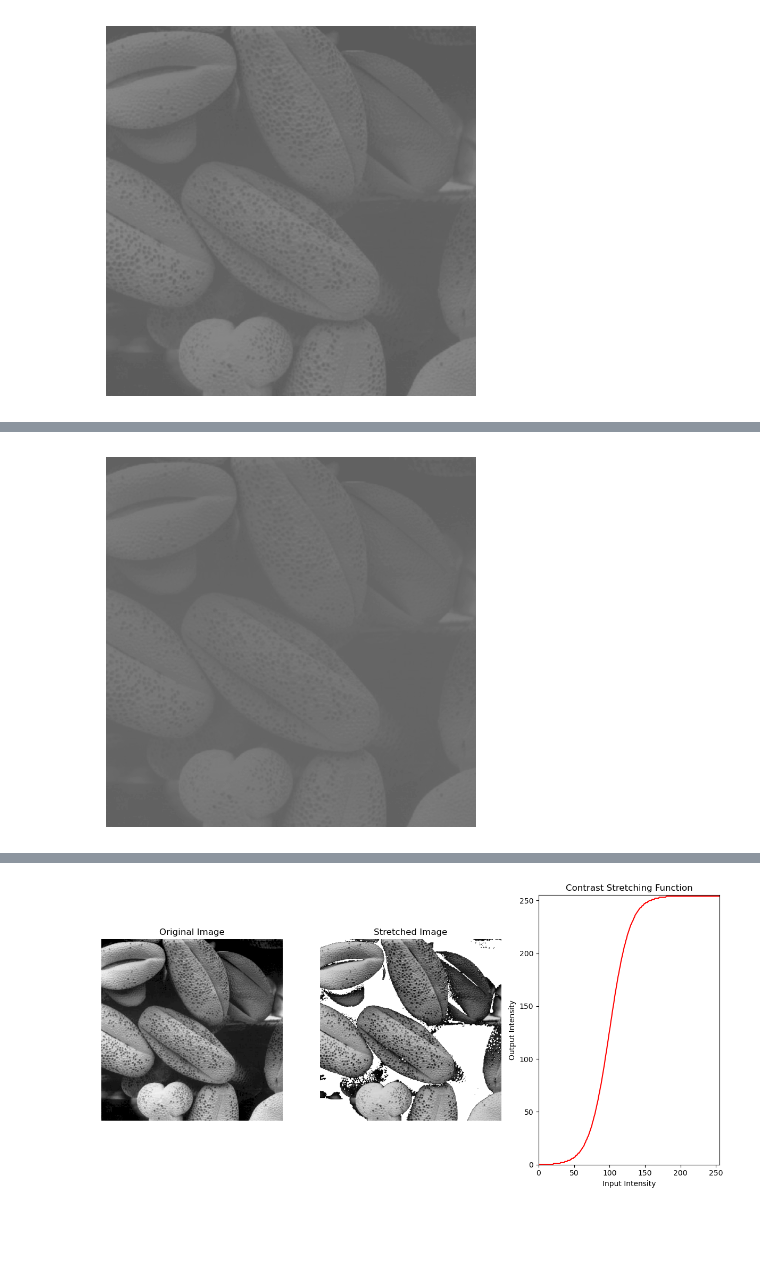
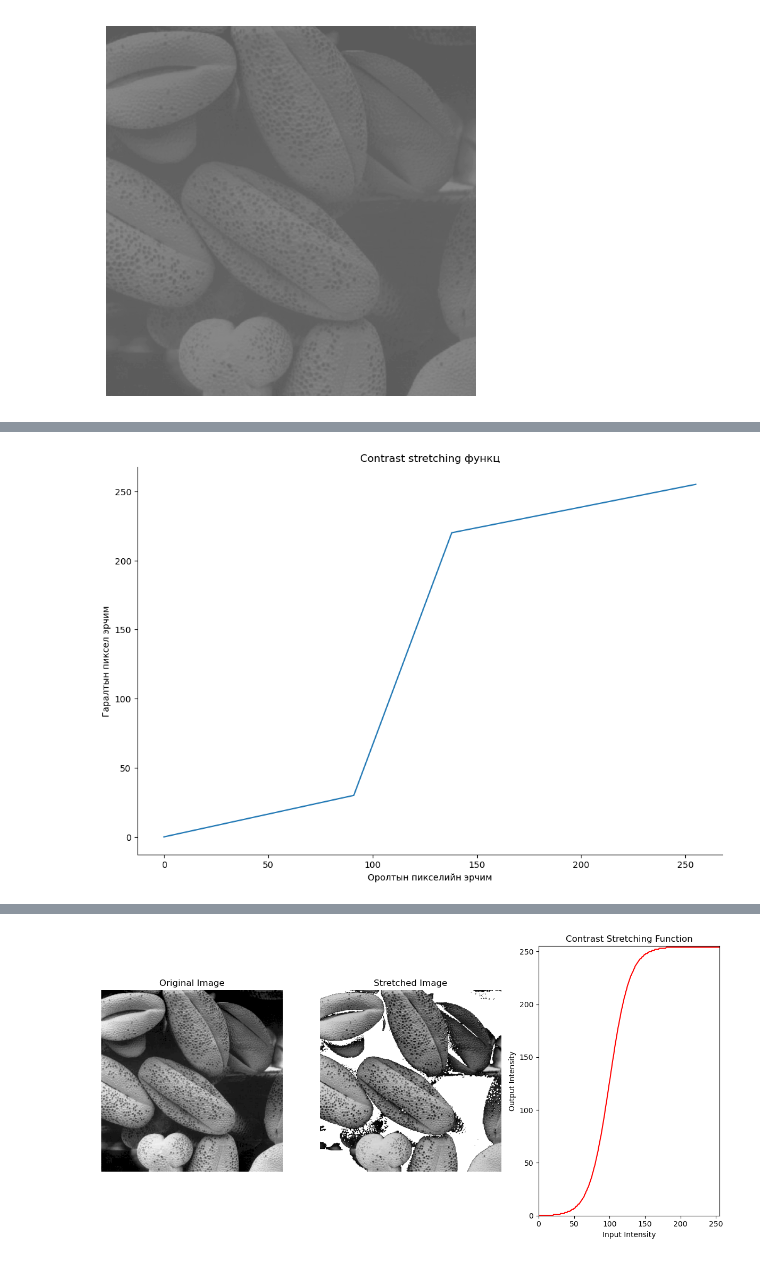
Before and after one commit to TemuujinE/NUM-Pattern-Recognition, a Jupyter notebook: lab2/Start/Constrast Stretching.ipynb, the cells around one changed output, grey strips where cells are left out. Drawn from its saved outputs; the diff is of its cells as text; code cells hidden in the pictures; blank space fills up the shorter version.

```diff
--- a/lab2/Start/Constrast Stretching.ipynb
+++ b/lab2/Start/Constrast Stretching.ipynb
@@ -79,21 +79,22 @@ fig.savefig("contrast_stretching_1.png", dpi = 300)
-# %%
-from PIL import ImageEnhance
-
-# Open the image
-image = Image.open("../../DIP3E_Original_Images_CH03/Fig0310(b)(washed_out_pollen_image).tif")
-
-# Define the minimum and maximum intensity values
-min_intensity = 0  # Adjust as needed
-max_intensity = 150  # Adjust as needed
-
-# Perform contrast stretching using ImageEnhance
-enhancer = ImageEnhance.Contrast(image)
-stretched_image = enhancer.enhance((max_intensity - min_intensity) / 255.0)
-
-plt.imshow(stretched_image, cmap = 'gray', vmin = 0, vmax = 255)
-plt.axis('off');
-# %% [output]
-[figure, removed]
+# %%
+img_min, img_max = img.min(), img.max()
+new_min, new_max = 30, 220
+
+x_values = np.arange(256)
+y_values = [contrast_stretching_function(x, img_min, img_max, new_min, new_max) for x in x_values]
+
+fig, axes = plt.subplots(figsize = (12, 8))
+
+axes.plot(x_values, y_values)
+axes.set_title("Contrast stretching функц")
+axes.set_xlabel("Оролтын пикселийн эрчим")
+axes.set_ylabel("Гаралтын пиксел эрчим")
+axes.spines['top'].set_visible(False)
+axes.spines['right'].set_visible(False)
+
+fig.savefig("contrast_stretching_func_1.png", dpi = 300)
+# %% [output]
+[figure, added]
 # %%
 img = Image.open("../../DIP3E_Original_Images_CH03/Fig0310(b)(washed_out_pollen_image).tif")
 img = np.asarray(img)
```
Also changed, not shown: parts of 4 cells of this notebook, 5 other files.
